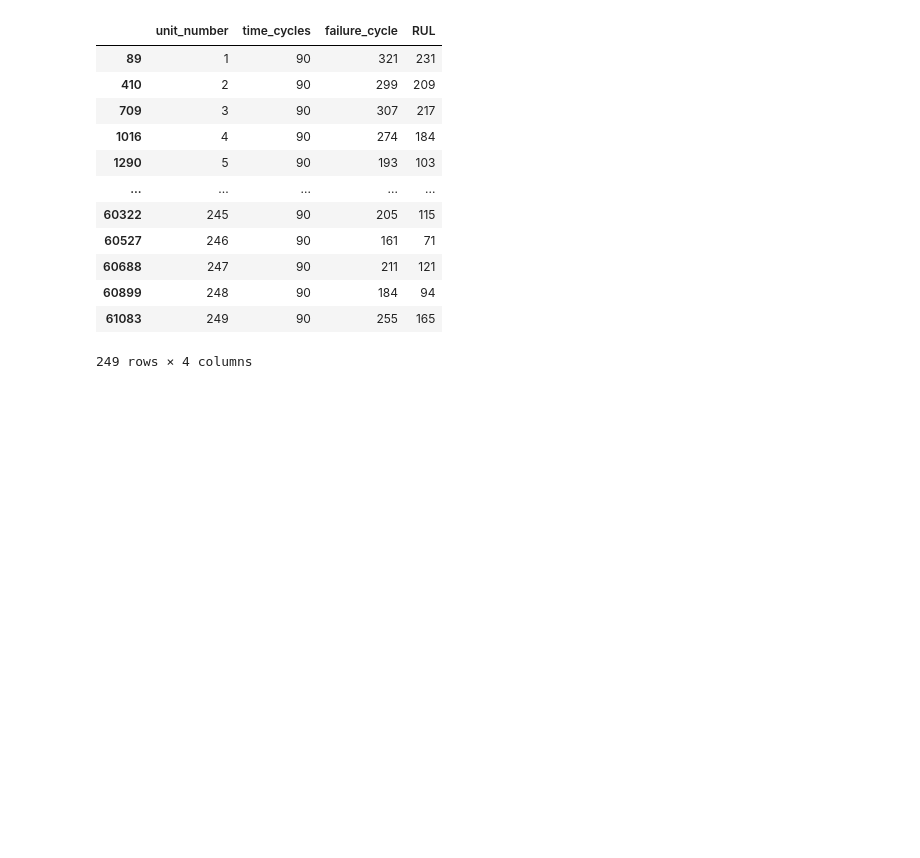
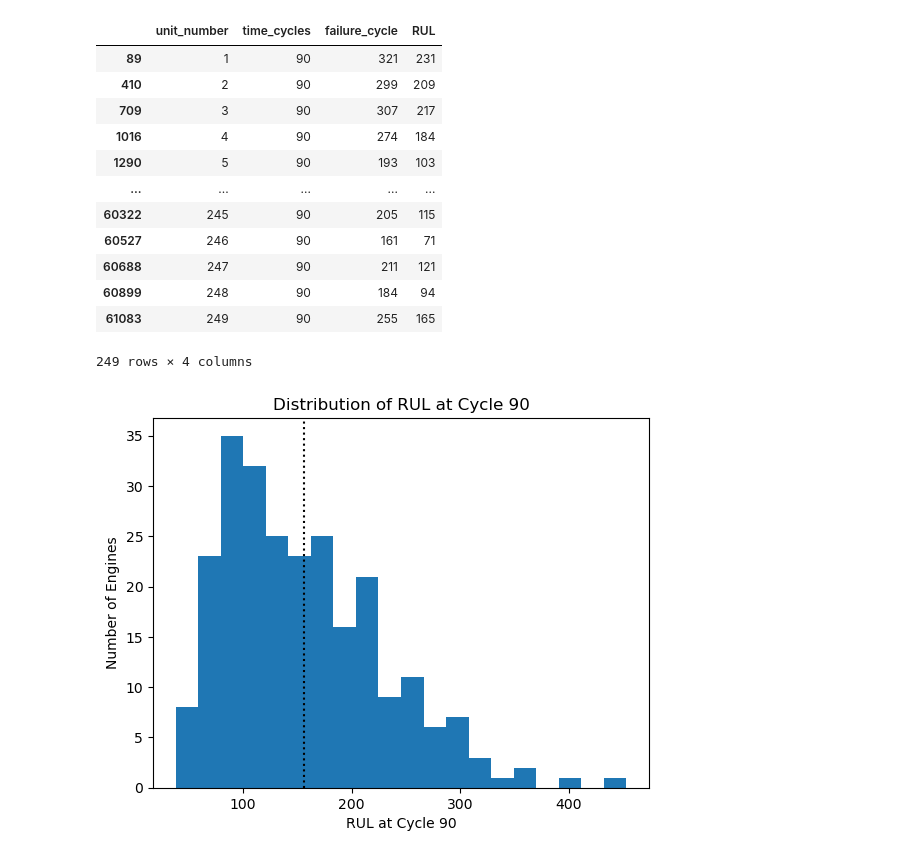
Before and after one commit to yadvendrasinghshekhawat02-design/first-, a Jupyter notebook: fd004_analysis.ipynb, the cells around one changed output. Drawn from its saved outputs; the diff is of its cells as text; code cells hidden in the pictures; blank space fills up the shorter version.

```diff
--- a/fd004_analysis.ipynb
+++ b/fd004_analysis.ipynb
@@ -619,3 +619,14 @@ cycle_90[["unit_number", "time_cycles", "failure_cycle", "RUL"]]
 | 60899 | 248 | 90 | 184 | 94 |
 | 61083 | 249 | 90 | 255 | 165 |
 249 rows × 4 columns
+# %%
+mean_cycle = cycle_90["RUL"].mean()
+plt.figure()
+plt.hist(cycle_90["RUL"], bins=20)
+plt.axvline(mean_cycle, color='black', linestyle='dotted')
+plt.xlabel("RUL at Cycle 90")
+plt.ylabel("Number of Engines")
+plt.title("Distribution of RUL at Cycle 90")
+plt.show()
+# %% [output]
+[figure, added]
```
Also changed, not shown: 1 other file.
